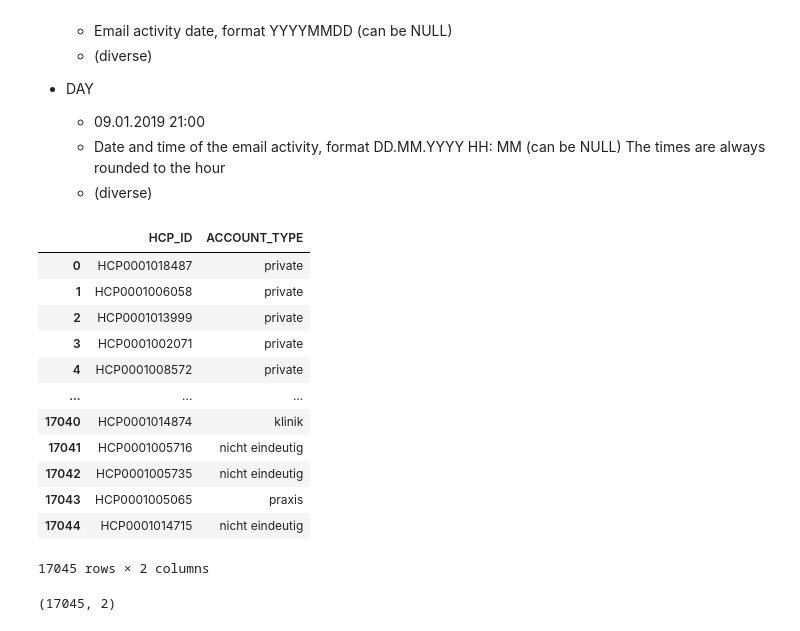
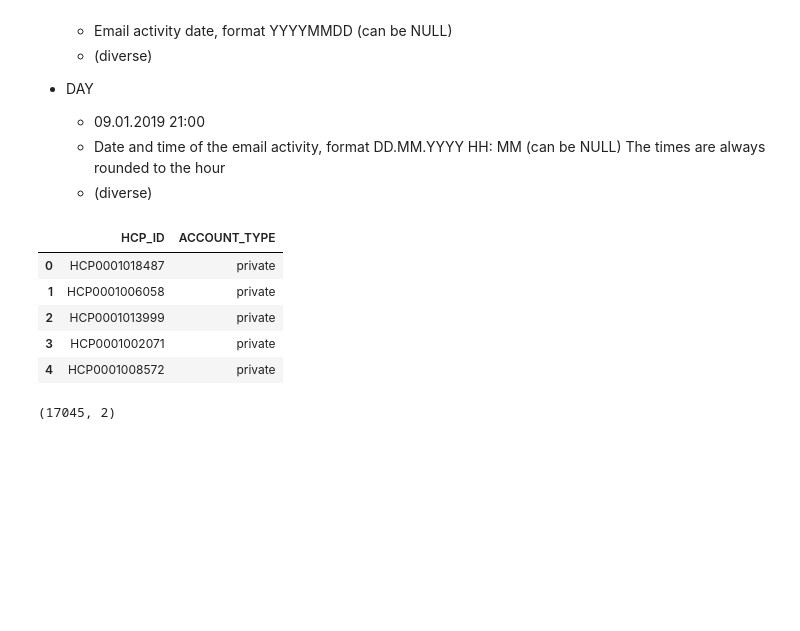
Before and after one commit to ck-unifr/analysis_email_performance, a Jupyter notebook: analysis_email_performance.ipynb, the cells around one changed output. Saved outputs shown, nothing was run; the diff lists cells and outputs as text; code cells hidden in the pictures; blank space fills up the shorter version.

```diff
--- a/analysis_email_performance.ipynb
+++ b/analysis_email_performance.ipynb
@@ -113,21 +121,14 @@ df_account['HCP_ID'] = df_account.apply(get_hcp_id, axis=1)
 df_account['ACCOUNT_TYPE'] = df_account.apply(get_account_type, axis=1)
 df_account.drop(columns=['HCP_ID;ACCOUNT_TYPE'], inplace=True)
 # %%
-df_account
+df_account.head()
 # %% [output]
 |  | HCP_ID | ACCOUNT_TYPE |
 | 0 | HCP0001018487 | private |
 | 1 | HCP0001006058 | private |
 | 2 | HCP0001013999 | private |
 | 3 | HCP0001002071 | private |
 | 4 | HCP0001008572 | private |
-| ... | ... | ... |
-| 17040 | HCP0001014874 | klinik |
-| 17041 | HCP0001005716 | nicht eindeutig |
-| 17042 | HCP0001005735 | nicht eindeutig |
-| 17043 | HCP0001005065 | praxis |
-| 17044 | HCP0001014715 | nicht eindeutig |
-17045 rows × 2 columns
 # %%
 df_account.shape
 # %% [output]
```
Also changed, not shown: parts of 15 cells of this notebook.
